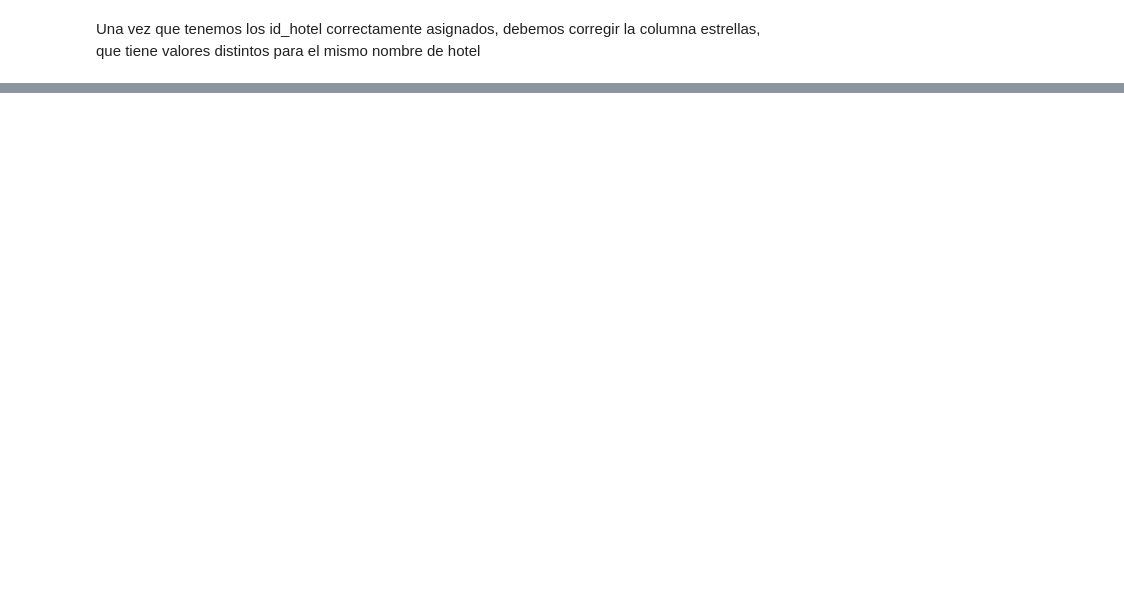
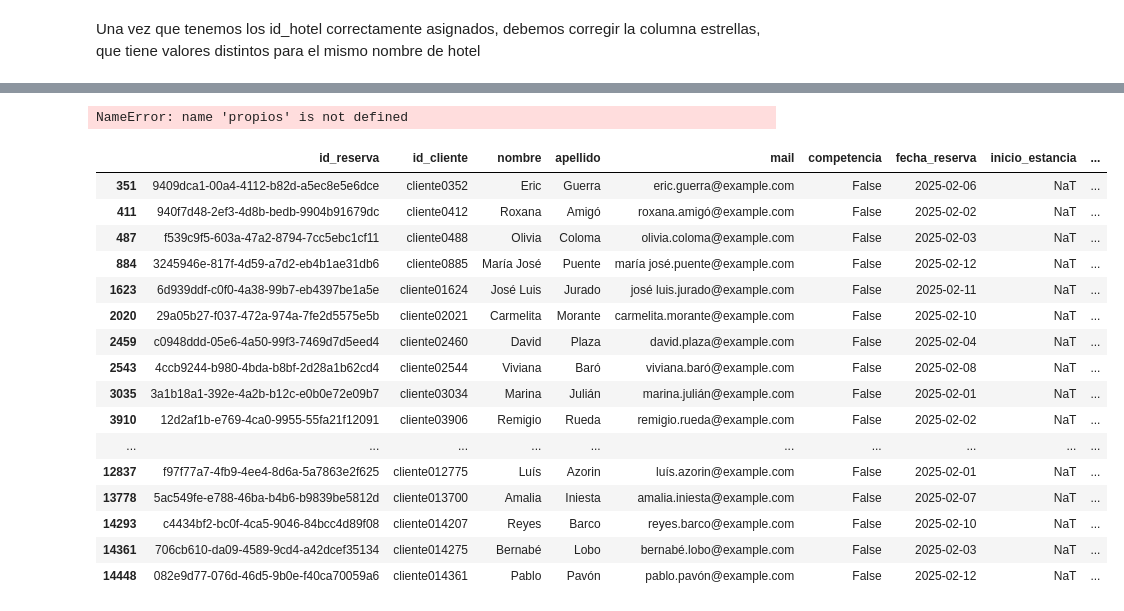
Before and after one commit to MartaM1206/proyecto_ETL, a Jupyter notebook: notebooks/análisis inicial.ipynb, the cells around one changed output, grey strips where cells are left out. Cells and saved outputs as stored; diff of their text form; code cells hidden in the pictures; blank space fills up the shorter version.

```diff
--- a/notebooks/análisis inicial.ipynb
+++ b/notebooks/análisis inicial.ipynb
@@ -357,0 +553,26 @@ Name: estrellas, dtype: float64
+# %%
+propios.info()
+# %% [output]
+NameError: name 'propios' is not defined
+# %%
+# filtramos por un nombre de hotel para ver si hay problemas
+filtro1=propios[propios["precio_noche"].isnull()]
+filtro1
+# %% [output]
+|  | id_reserva | id_cliente | nombre | apellido | mail | competencia | fecha_reserva | inicio_estancia | ... |
+| 351 | 9409dca1-00a4-4112-b82d-a5ec8e5e6dce | cliente0352 | Eric | Guerra | eric.guerra@example.com | False | 2025-02-06 | NaT | ... |
+| 411 | 940f7d48-2ef3-4d8b-bedb-9904b91679dc | cliente0412 | Roxana | Amigó | roxana.amigó@example.com | False | 2025-02-02 | NaT | ... |
+| 487 | f539c9f5-603a-47a2-8794-7cc5ebc1cf11 | cliente0488 | Olivia | Coloma | olivia.coloma@example.com | False | 2025-02-03 | NaT | ... |
+| 884 | 3245946e-817f-4d59-a7d2-eb4b1ae31db6 | cliente0885 | María José | Puente | maría josé.puente@example.com | False | 2025-02-12 | NaT | ... |
+| 1623 | 6d939ddf-c0f0-4a38-99b7-eb4397be1a5e | cliente01624 | José Luis | Jurado | josé luis.jurado@example.com | False | 2025-02-11 | NaT | ... |
+| 2020 | 29a05b27-f037-472a-974a-7fe2d5575e5b | cliente02021 | Carmelita | Morante | carmelita.morante@example.com | False | 2025-02-10 | NaT | ... |
+| 2459 | c0948ddd-05e6-4a50-99f3-7469d7d5eed4 | cliente02460 | David | Plaza | david.plaza@example.com | False | 2025-02-04 | NaT | ... |
+| 2543 | 4ccb9244-b980-4bda-b8bf-2d28a1b62cd4 | cliente02544 | Viviana | Baró | viviana.baró@example.com | False | 2025-02-08 | NaT | ... |
+| 3035 | 3a1b18a1-392e-4a2b-b12c-e0b0e72e09b7 | cliente03034 | Marina | Julián | marina.julián@example.com | False | 2025-02-01 | NaT | ... |
+| 3910 | 12d2af1b-e769-4ca0-9955-55fa21f12091 | cliente03906 | Remigio | Rueda | remigio.rueda@example.com | False | 2025-02-02 | NaT | ... |
+| ... | ... | ... | ... | ... | ... | ... | ... | ... | ... |
+| 12837 | f97f77a7-4fb9-4ee4-8d6a-5a7863e2f625 | cliente012775 | Luís | Azorin | luís.azorin@example.com | False | 2025-02-01 | NaT | ... |
+| 13778 | 5ac549fe-e788-46ba-b4b6-b9839be5812d | cliente013700 | Amalia | Iniesta | amalia.iniesta@example.com | False | 2025-02-07 | NaT | ... |
+| 14293 | c4434bf2-bc0f-4ca5-9046-84bcc4d89f08 | cliente014207 | Reyes | Barco | reyes.barco@example.com | False | 2025-02-10 | NaT | ... |
+| 14361 | 706cb610-da09-4589-9cd4-a42dcef35134 | cliente014275 | Bernabé | Lobo | bernabé.lobo@example.com | False | 2025-02-03 | NaT | ... |
+| 14448 | 082e9d77-076d-46d5-9b0e-f40ca70059a6 | cliente014361 | Pablo | Pavón | pablo.pavón@example.com | False | 2025-02-12 | NaT | ... |
```
Also changed, not shown: parts of 46 cells of this notebook, 7 other files.
